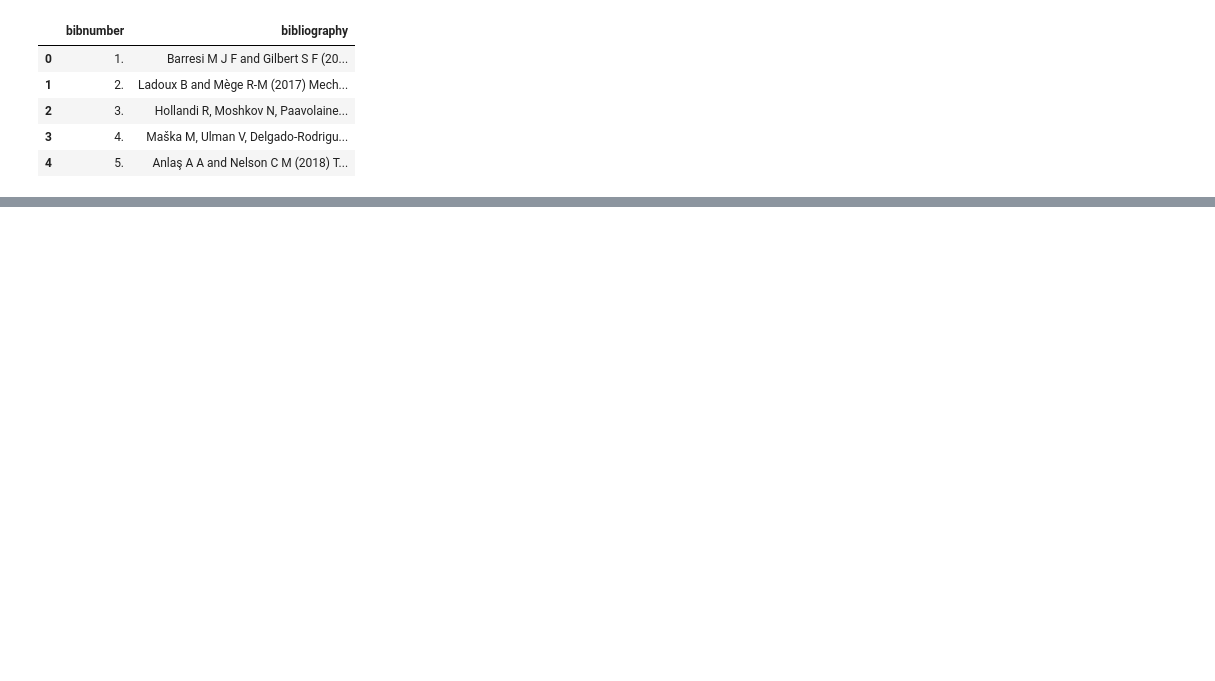
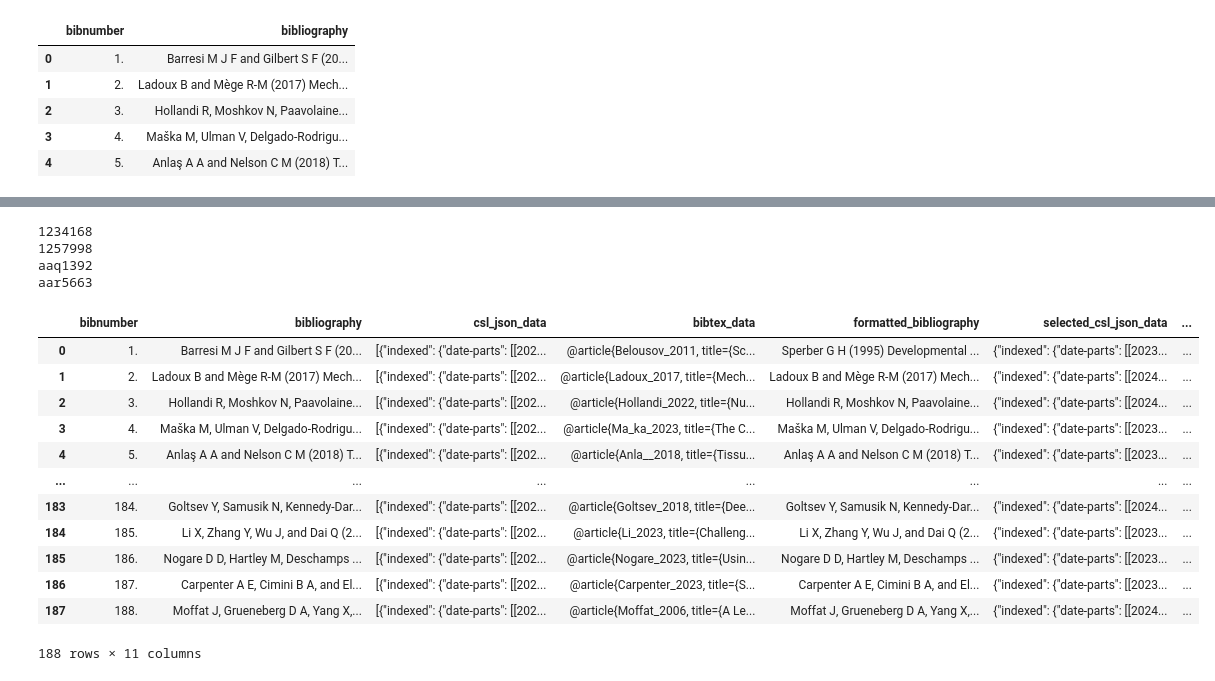
Before and after one commit to yfukai/bibverifier, a Jupyter notebook: testcode/test2/testcode.ipynb, the cells around one changed output, grey strips where cells are left out. Drawn from its saved outputs; the diff is of its cells as text; code cells hidden in the pictures; blank space fills up the shorter version.

```diff
--- a/testcode/test2/testcode.ipynb
+++ b/testcode/test2/testcode.ipynb
@@ -63,0 +80,12 @@ bibliography_df.to_csv("testdata_csl_json.csv")
+# %%
+d = json.loads(bibliography_df.loc[5,"csl_json_data"])
+with open("devbio.json","w") as f:
+    json.dump(d[0],f)
+# %%
+d = json.loads(bibliography_df.loc[10,"csl_json_data"])
+with open("science.json","w") as f:
+    json.dump(d[0],f)
+# %%
+d = json.loads(bibliography_df.loc[32,"csl_json_data"])
+with open("elife.json","w") as f:
+    json.dump(d[0],f)
@@ -71,19 +110,36 @@ def _calc_similarity(b1,b2):
 # %%
 bib_style = CitationStylesStyle("./microscopy.csl", validate=False)
 for i, row in bibliography_df.iterrows():
+
     csl_json_data = json.loads(row["csl_json_data"])
     for d in csl_json_data:
         d["id"] = d["DOI"]
+        # XXX dirty logic!
+        if "page" not in d:
+            if "article-number" in d:
+                d["page"] = d["article-number"]
+            else:
+                if "DOI" in d:
+                    doi = d["DOI"]
+                    if d["container-title"] == "Development":
+                        d["page"] = doi.split("/")[-1].replace(".","")
+                    elif d["container-title"] == "Science":
+                        d["page"] = doi.split("/")[-1].split(".")[-1]
+                        print(d["page"])
+                    elif d["container-title"] == "eLife":
+                        d["page"] = "e"+doi.split("/")[-1].split(".")[-1]
     with warnings.catch_warnings():
         warnings.simplefilter("ignore", UserWarning)
         try:
+            #with io.StringIO(row["bibtex_data"]) as f:
+            #    bib_source = BibTeX(f)
             bib_source = CiteProcJSON(csl_json_data)
         except:
             row["formatted_bibliography"] = ""
             continue
     bibliography = CitationStylesBibliography(bib_style, bib_source, formatter.plain)
-    for d in csl_json_data:
-        c = Citation([CitationItem(d["id"])])
+    for d in bib_source:
+        c = Citation([CitationItem(d)])
         bibliography.register(c)
 
     formatted_bibliography = []
@@ -92,4 +148,27 @@ for i, row in bibliography_df.iterrows():
         formatted = re.sub(bibnumber_pattern,"",str(item)).strip()
         formatted_bibliography.append(formatted)
         scores.append(_calc_similarity(row["bibliography"],formatted))
-    bibliography_df.loc[i,"formatted_bibliography"] = formatted_bibliography[np.argmax(scores)].replace("\n"," ")
+    ind = np.argmax(scores)
+    bibliography_df.loc[i,"formatted_bibliography"] = formatted_bibliography[ind].replace("\n"," ")
+    bibliography_df.loc[i,"selected_csl_json_data"] = json.dumps(csl_json_data[ind])
+# %% [output]
+1234168
+1257998
+aaq1392
+aar5663
+# %%
+bibliography_df
+# %% [output]
+|  | bibnumber | bibliography | csl_json_data | bibtex_data | formatted_bibliography | selected_csl_json_data | ... |
+| 0 | 1. | Barresi M J F and Gilbert S F (20... | [{"indexed": {"date-parts": [[202... | @article{Belousov_2011, title={Sc... | Sperber G H (1995) Developmental ... | {"indexed": {"date-parts": [[2023... | ... |
+| 1 | 2. | Ladoux B and Mège R-M (2017) Mech... | [{"indexed": {"date-parts": [[202... | @article{Ladoux_2017, title={Mech... | Ladoux B and Mège R-M (2017) Mech... | {"indexed": {"date-parts": [[2024... | ... |
+| 2 | 3. | Hollandi R, Moshkov N, Paavolaine... | [{"indexed": {"date-parts": [[202... | @article{Hollandi_2022, title={Nu... | Hollandi R, Moshkov N, Paavolaine... | {"indexed": {"date-parts": [[2024... | ... |
+| 3 | 4. | Maška M, Ulman V, Delgado-Rodrigu... | [{"indexed": {"date-parts": [[202... | @article{Ma_ka_2023, title={The C... | Maška M, Ulman V, Delgado-Rodrigu... | {"indexed": {"date-parts": [[2023... | ... |
+| 4 | 5. | Anlaş A A and Nelson C M (2018) T... | [{"indexed": {"date-parts": [[202... | @article{Anla__2018, title={Tissu... | Anlaş A A and Nelson C M (2018) T... | {"indexed": {"date-parts": [[2023... | ... |
+| ... | ... | ... | ... | ... | ... | ... | ... |
+| 183 | 184. | Goltsev Y, Samusik N, Kennedy-Dar... | [{"indexed": {"date-parts": [[202... | @article{Goltsev_2018, title={Dee... | Goltsev Y, Samusik N, Kennedy-Dar... | {"indexed": {"date-parts": [[2024... | ... |
+| 184 | 185. | Li X, Zhang Y, Wu J, and Dai Q (2... | [{"indexed": {"date-parts": [[202... | @article{Li_2023, title={Challeng... | Li X, Zhang Y, Wu J, and Dai Q (2... | {"indexed": {"date-parts": [[2023... | ... |
+| 185 | 186. | Nogare D D, Hartley M, Deschamps ... | [{"indexed": {"date-parts": [[202... | @article{Nogare_2023, title={Usin... | Nogare D D, Hartley M, Deschamps ... | {"indexed": {"date-parts": [[2023... | ... |
+| 186 | 187. | Carpenter A E, Cimini B A, and El... | [{"indexed": {"date-parts": [[202... | @article{Carpenter_2023, title={S... | Carpenter A E, Cimini B A, and El... | {"indexed": {"date-parts": [[2023... | ... |
+| 187 | 188. | Moffat J, Grueneberg D A, Yang X,... | [{"indexed": {"date-parts": [[202... | @article{Moffat_2006, title={A Le... | Moffat J, Grueneberg D A, Yang X,... | {"indexed": {"date-parts": [[2024... | ... |
+188 rows × 11 columns
```
Also changed, not shown: parts of 16 cells of this notebook, 13 other files.
